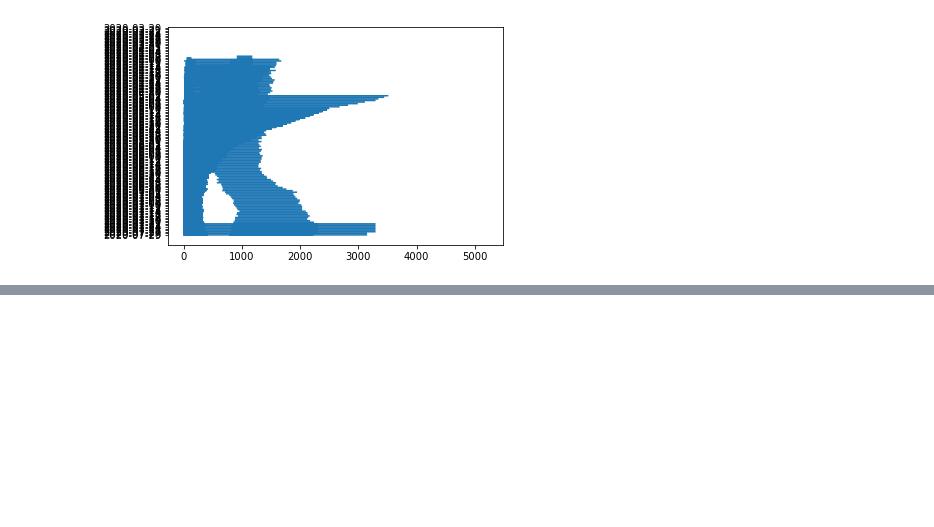
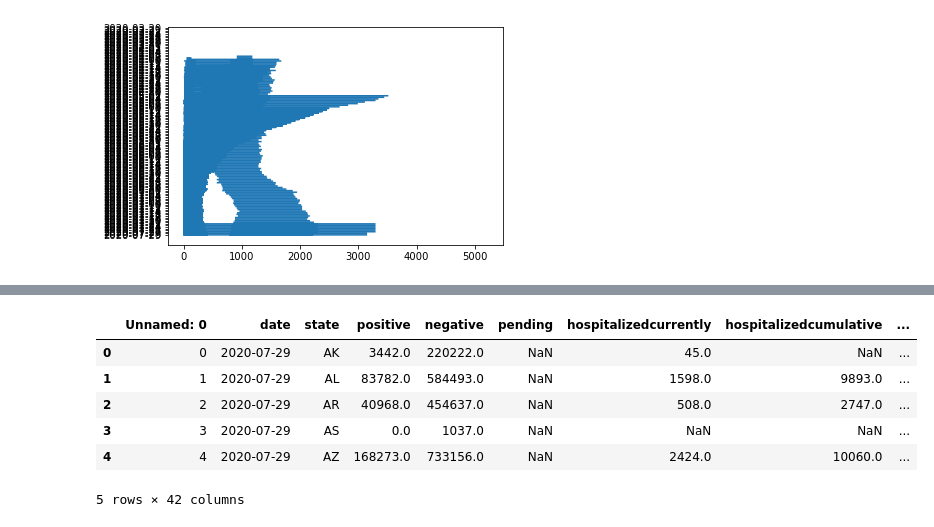
Before and after one commit to rishabhrshanbhag/Datathon-Northeastern-2020-Abdul-Yashvin-Rishabh, a Jupyter notebook: SIR model building tryouts/SIR_R.ipynb, the cells around one changed output, grey strips where cells are left out. Cells and saved outputs as stored; diff of their text form; code cells hidden in the pictures; blank space fills up the shorter version.

```diff
--- a/SIR model building tryouts/SIR_R.ipynb
+++ b/SIR model building tryouts/SIR_R.ipynb
@@ -99,3 +99,18 @@ fig = px.line(dt, x="date", y='onventilatorcurrently')
 fig.show()
 # %% [output]
 [interactive output not drawn]
+# %%
+import pandas as pd
+import seaborn as sns
+import matplotlib.pyplot
+covid_stats=pd.read_csv("covid-statistics-by-us-states-daily-updates.csv")
+# %%
+covid_stats.head()
+# %% [output]
+|  | Unnamed: 0 | date | state | positive | negative | pending | hospitalizedcurrently | hospitalizedcumulative | ... |
+| 0 | 0 | 2020-07-29 | AK | 3442.0 | 220222.0 | NaN | 45.0 | NaN | ... |
+| 1 | 1 | 2020-07-29 | AL | 83782.0 | 584493.0 | NaN | 1598.0 | 9893.0 | ... |
+| 2 | 2 | 2020-07-29 | AR | 40968.0 | 454637.0 | NaN | 508.0 | 2747.0 | ... |
+| 3 | 3 | 2020-07-29 | AS | 0.0 | 1037.0 | NaN | NaN | NaN | ... |
+| 4 | 4 | 2020-07-29 | AZ | 168273.0 | 733156.0 | NaN | 2424.0 | 10060.0 | ... |
+5 rows × 42 columns
```
Also changed, not shown: parts of 5 cells of this notebook.
